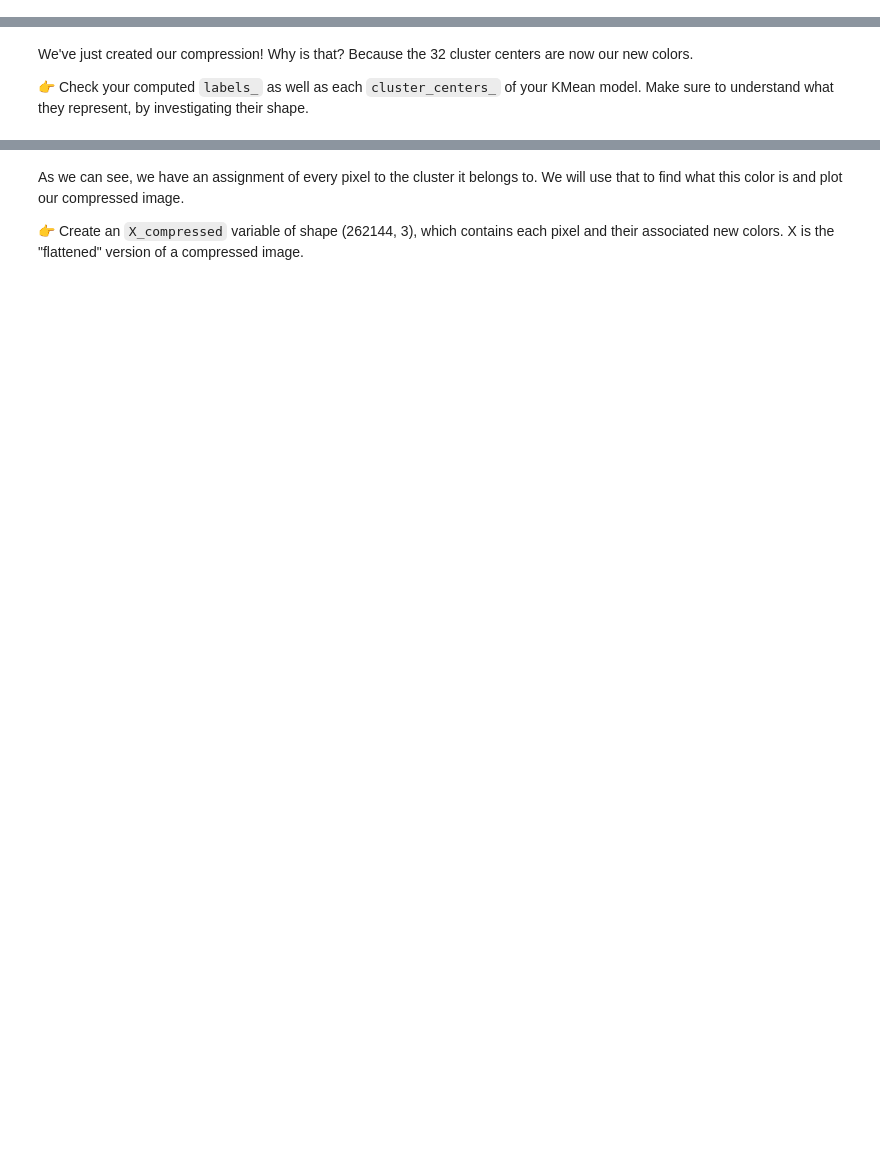
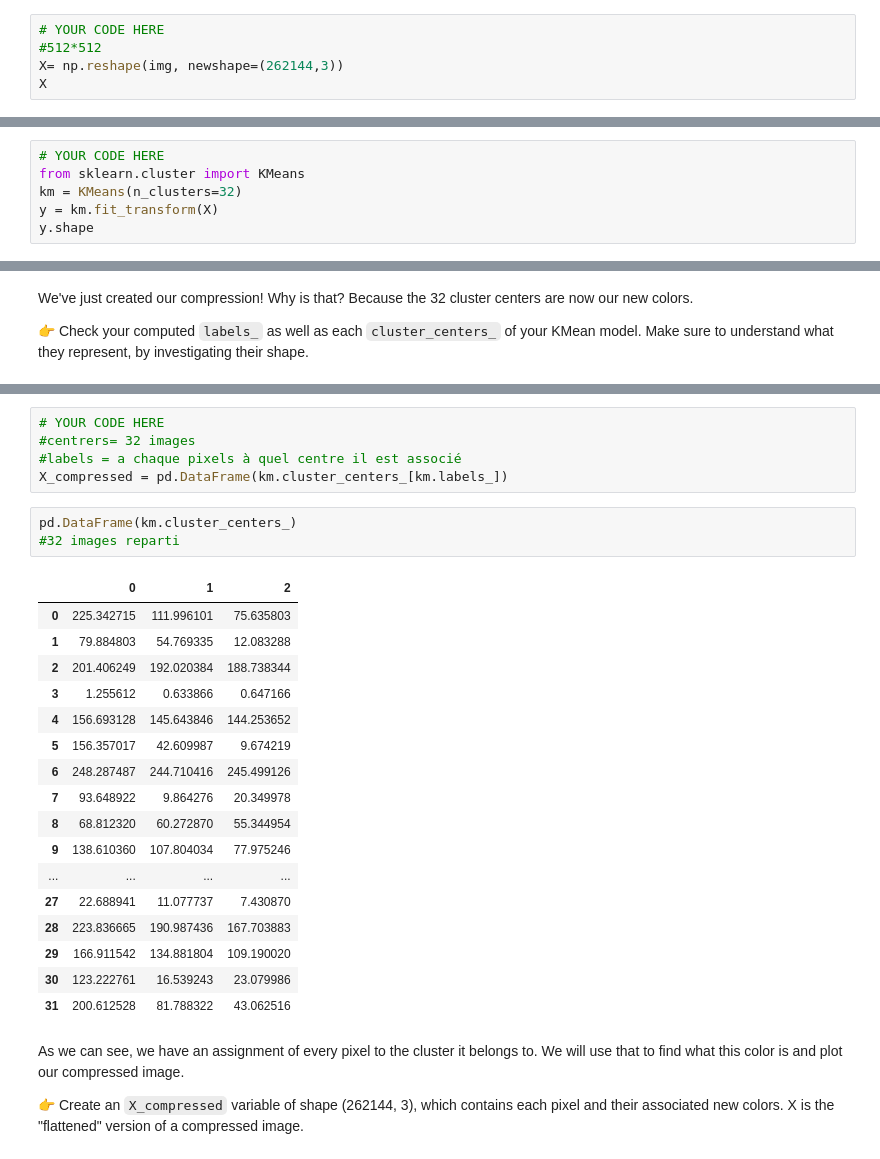
Before and after one commit to selmalopez/data-challenges, a Jupyter notebook: 05-ML/06-Unsupervised-Learning/01-Image-Compression/image_compression.ipynb, the cells around one changed output, grey strips where cells are left out. Drawn from its saved outputs; the diff is of its cells as text; blank space fills up the shorter version.

```diff
--- a/05-ML/06-Unsupervised-Learning/01-Image-Compression/image_compression.ipynb
+++ b/05-ML/06-Unsupervised-Learning/01-Image-Compression/image_compression.ipynb
@@ -75,0 +121,5 @@ For that, you need to **reshape** the image that currently has a size of `width
+# %%
+# YOUR CODE HERE
+#512*512
+X= np.reshape(img, newshape=(262144,3))
+X
@@ -109,0 +192,6 @@ print(result.check())
+# %%
+# YOUR CODE HERE
+from sklearn.cluster import KMeans
+km = KMeans(n_clusters=32)
+y = km.fit_transform(X)
+y.shape
@@ -116,3 +221,29 @@ We've just created our compression! Why is that? Because the 32 cluster centers
+# %%
+# YOUR CODE HERE
+#centrers= 32 images
+#labels = a chaque pixels à quel centre il est associé
+X_compressed = pd.DataFrame(km.cluster_centers_[km.labels_])
+# %%
+pd.DataFrame(km.cluster_centers_)
+#32 images reparti
+# %% [output]
+|  | 0 | 1 | 2 |
+| 0 | 225.342715 | 111.996101 | 75.635803 |
+| 1 | 79.884803 | 54.769335 | 12.083288 |
+| 2 | 201.406249 | 192.020384 | 188.738344 |
+| 3 | 1.255612 | 0.633866 | 0.647166 |
+| 4 | 156.693128 | 145.643846 | 144.253652 |
+| 5 | 156.357017 | 42.609987 | 9.674219 |
+| 6 | 248.287487 | 244.710416 | 245.499126 |
+| 7 | 93.648922 | 9.864276 | 20.349978 |
+| 8 | 68.812320 | 60.272870 | 55.344954 |
+| 9 | 138.610360 | 107.804034 | 77.975246 |
+| ... | ... | ... | ... |
+| 27 | 22.688941 | 11.077737 | 7.430870 |
+| 28 | 223.836665 | 190.987436 | 167.703883 |
+| 29 | 166.911542 | 134.881804 | 109.190020 |
+| 30 | 123.222761 | 16.539243 | 23.079986 |
+| 31 | 200.612528 | 81.788322 | 43.062516 |
 # %% [markdown]
 As we can see, we have an assignment of every pixel to the cluster it belongs to. We will use that to find what this color is and plot our compressed image.
 
```
Also changed, not shown: parts of 20 cells of this notebook.
